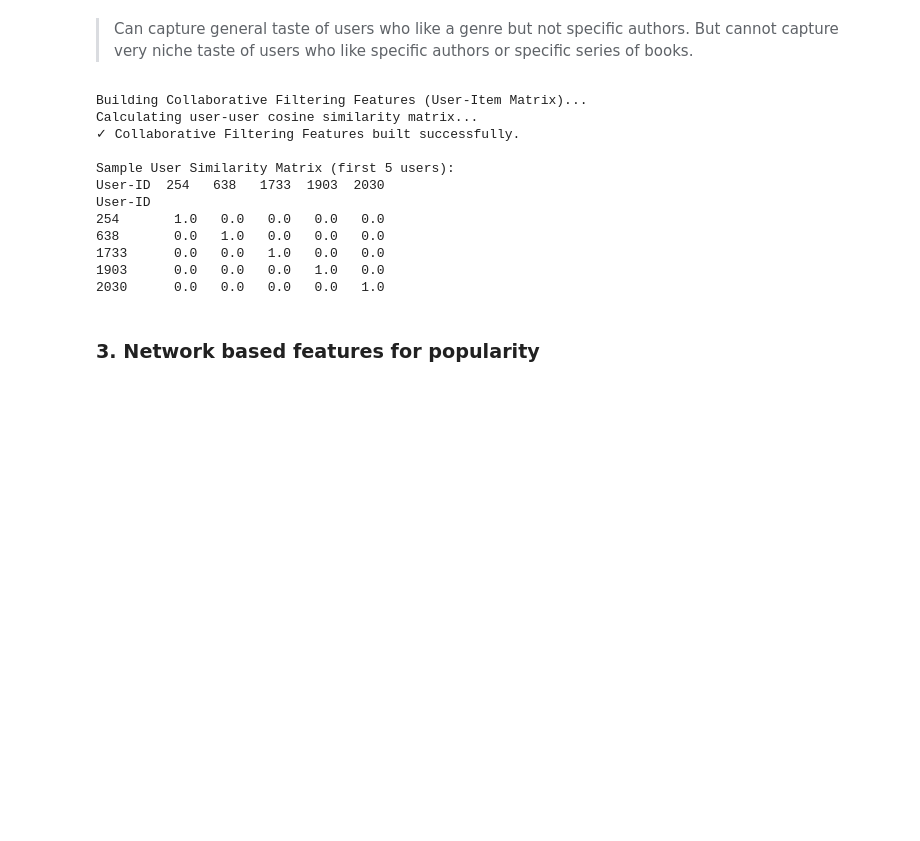
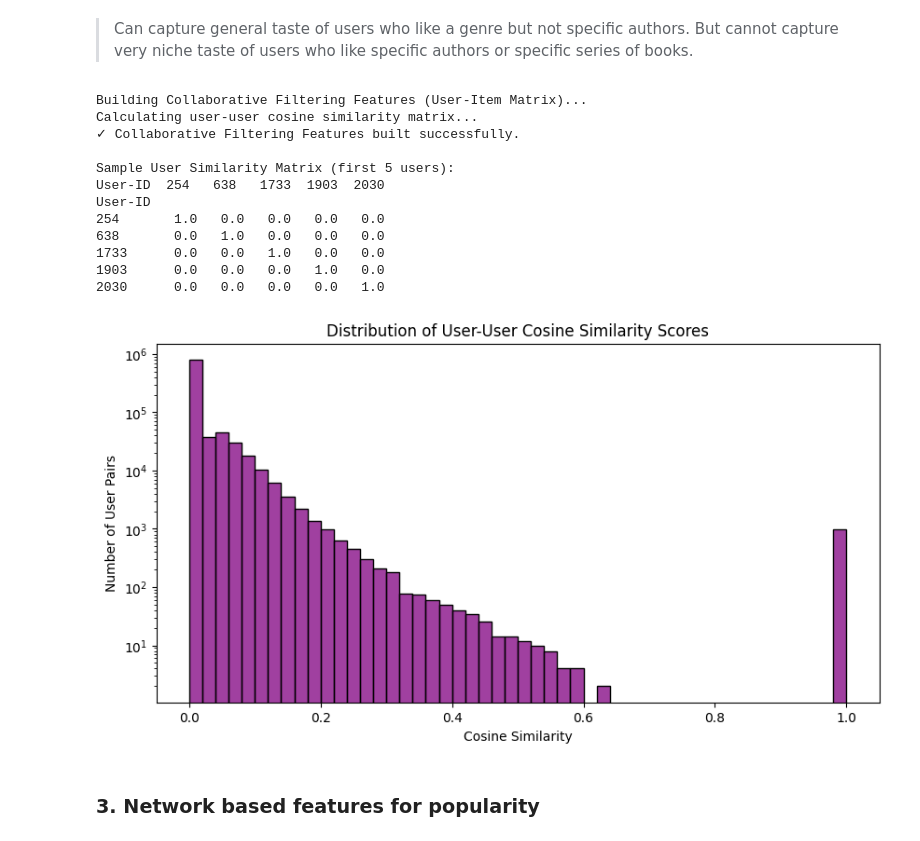
Before and after one commit to rtweera/recommender-systems-project, a Jupyter notebook: notebooks/recommender-updated.ipynb, the cells around one changed output. Drawn from its saved outputs; the diff is of its cells as text; code cells hidden in the pictures; blank space fills up the shorter version.

```diff
--- a/notebooks/recommender-updated.ipynb
+++ b/notebooks/recommender-updated.ipynb
@@ -453,33 +466,43 @@ If you like `book A`, you might like `book B` because other users who liked `boo
 print("Building Collaborative Filtering Features (User-Item Matrix)...")
 user_item_matrix = train_ratings.pivot_table(
     index='User-ID', columns='ISBN', values='Book-Rating', fill_value=0
 )   # rows = users, columns = books, values = ratings; fill missing ratings with 0 (unrated)
 
 # Compute Cosine Similarity between users
 print("Calculating user-user cosine similarity matrix...")
 user_similarity_matrix = pd.DataFrame(
     cosine_similarity(user_item_matrix),
     index=user_item_matrix.index,
     columns=user_item_matrix.index
 )   # shape = (num_users, num_users); each entry (i,j) is the cosine similarity between user i and user j based on their ratings
 print("✓ Collaborative Filtering Features built successfully.")
 
 # Sample of the user similarity matrix for the first 5 users
 print("\nSample User Similarity Matrix (first 5 users):")
 print(user_similarity_matrix.iloc[:5, :5])
+
+# Visualize the distribution of user-user cosine similarity scores
+plt.figure(figsize=(10, 5))
+sns.histplot(user_similarity_matrix.values.flatten(), bins=50, kde=False, color='purple') # type: ignore
+plt.title('Distribution of User-User Cosine Similarity Scores')
+plt.yscale('log')
+plt.xlabel('Cosine Similarity')
+plt.ylabel('Number of User Pairs')
+plt.show()
 # %% [output]
 Building Collaborative Filtering Features (User-Item Matrix)...
 Calculating user-user cosine similarity matrix...
 ✓ Collaborative Filtering Features built successfully.
 
 Sample User Similarity Matrix (first 5 users):
 User-ID  254   638   1733  1903  2030
 User-ID
 254       1.0   0.0   0.0   0.0   0.0
 638       0.0   1.0   0.0   0.0   0.0
 1733      0.0   0.0   1.0   0.0   0.0
 1903      0.0   0.0   0.0   1.0   0.0
 2030      0.0   0.0   0.0   0.0   1.0
+[figure, added]
 # %% [markdown]
 ### 3. Network based features for popularity
 # %% [markdown]
```
Also changed, not shown: parts of 17 cells of this notebook.
